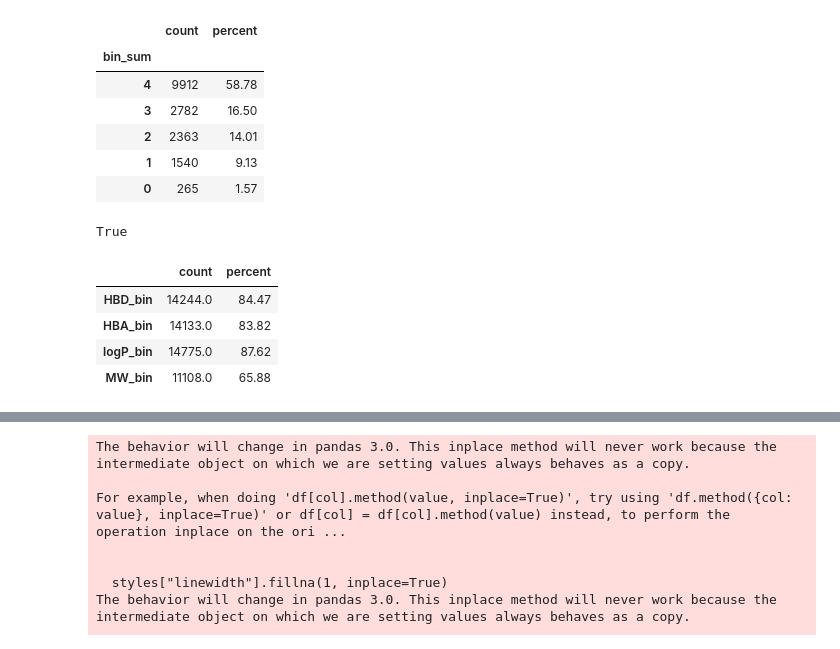
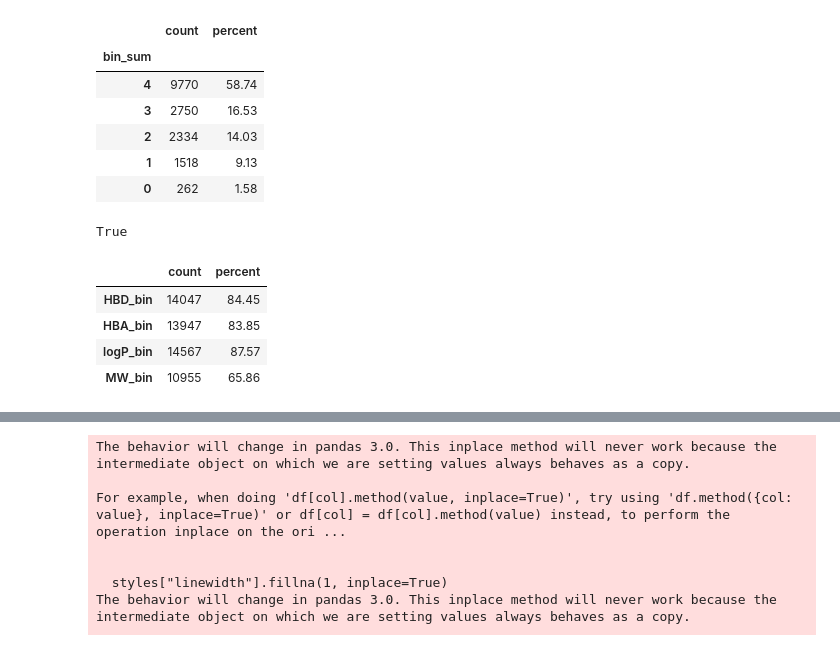
Before and after one commit to dtaverner/Sandpit_CCDC2, a Jupyter notebook: lipinski_annotations.ipynb, the cells around one changed output, grey strips where cells are left out. Drawn from its saved outputs; the diff is of its cells as text; code cells hidden in the pictures.

```diff
--- a/lipinski_annotations.ipynb
+++ b/lipinski_annotations.ipynb
@@ -101,2 +117,3 @@ df.head()
 # %%
-csd_df = pd.read_csv()
+csd_df = pd.read_csv("all_drug_properties.csv", index_col = 0) # I think a file needed
+# index_col puts the first column as index and removes "Unnamed: 0"
@@ -110,9 +120,13 @@ csd_df = pd.read_csv()
 # %%
-lipinski_columns = ["Ro5- HBD", "Ro5- HBA", "Ro5- logP", "Ro5- MW"]
+lipinski_columns = ["Ro5- HBD", "Ro5- HBA", "Ro5- logP", "Ro5- MW"] # this variable looks unused at this point
 
 thresholds = {"HBD": 5, "HBA": 10, "logP": 5, "MW": 500}
 
 for idx, row in csd_df.iterrows():
     for col, thresh in thresholds.items():
-        df.loc[idx, f"{col}_bin"] = int(row[col] <= thresh)
+        df.loc[idx, f"{col}_bin"] = row[col] <= thresh # I think names of dataframes might be
+        # technically, for MW it's strictly <500, but it's fine
+# %%
+for col in thresholds:
+    df[f"{col}_bin"] = df[f"{col}_bin"].astype('int')
 # %%
@@ -127,5 +141,6 @@ csd_df.head()
 # %%
 bin_cols = ["HBD_bin", "HBA_bin", "logP_bin", "MW_bin"]
 
-csd_df["bin_sum"] = csd_df[bin_cols].sum(axis=1)
+#csd_df["bin_sum"] = csd_df[bin_cols].sum(axis=1)
+df["bin_sum"] = df[bin_cols].sum(axis=1)
 # %%
@@ -140,21 +163,21 @@ csd_df.head()
 # %%
 # Table shows number of entries satisfying 0, 1, 2, 3, or 4 Ro5 conditions
 
-row_summary = (csd_df["bin_sum"].value_counts().reindex([4,3,2,1,0], fill_value=0).to_frame(name="count"))
-
+#row_summary = (csd_df["bin_sum"].value_counts().reindex([4,3,2,1,0], fill_value=0).to_frame(name="count"))
+row_summary = (df["bin_sum"].value_counts().reindex([4,3,2,1,0], fill_value=0).to_frame(name="count"))
 row_summary["percent"] = 100 * row_summary["count"] / row_summary["count"].sum()
 
 row_summary["percent"] = row_summary["percent"].round(2)
 
 row_summary
 # %% [output]
 |  | count | percent |
 | bin_sum |  |  |
-| 4 | 9912 | 58.78 |
-| 3 | 2782 | 16.50 |
-| 2 | 2363 | 14.01 |
-| 1 | 1540 | 9.13 |
-| 0 | 265 | 1.57 |
+| 4 | 9770 | 58.74 |
+| 3 | 2750 | 16.53 |
+| 2 | 2334 | 14.03 |
+| 1 | 1518 | 9.13 |
+| 0 | 262 | 1.58 |
 # %%
 row_summary["count"].sum() == len(df)
 # %% [output]
@@ -162,7 +185,8 @@ True
 # %%
 # Table shows number of entries satisfying each Ro5 condition
 
-col_summary = csd_df[bin_cols].sum().to_frame(name="count")
+#col_summary = csd_df[bin_cols].sum().to_frame(name="count")
+col_summary = df[bin_cols].sum().to_frame(name="count")
 
 col_summary["percent"] = 100 * col_summary["count"] / len(csd_df)
 
@@ -171,8 +195,8 @@ col_summary["percent"] = col_summary["percent"].round(2)
 col_summary
 # %% [output]
 |  | count | percent |
-| HBD_bin | 14244.0 | 84.47 |
-| HBA_bin | 14133.0 | 83.82 |
-| logP_bin | 14775.0 | 87.62 |
-| MW_bin | 11108.0 | 65.88 |
+| HBD_bin | 14047 | 84.45 |
+| HBA_bin | 13947 | 83.85 |
+| logP_bin | 14567 | 87.57 |
+| MW_bin | 10955 | 65.86 |
 # %%
```
Also changed, not shown: parts of 13 cells of this notebook.
